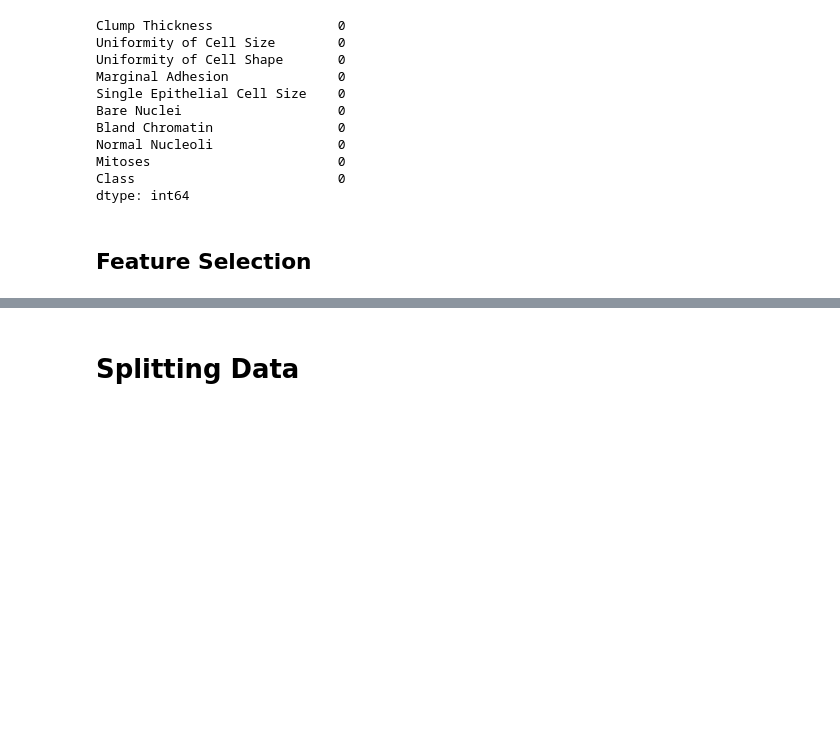
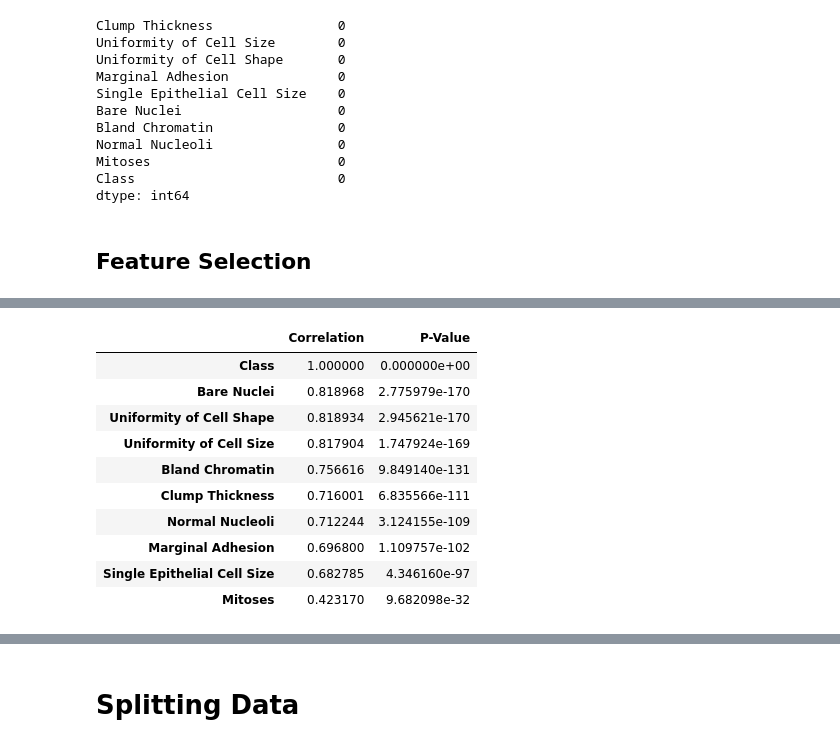
Before and after one commit to keanubowker8/Logistic-Predict-Breast-Cancer, a Jupyter notebook: Predict_Breast_Cancer.ipynb, the cells around one changed output, grey strips where cells are left out. Saved outputs shown, nothing was run; the diff lists cells and outputs as text; code cells hidden in the pictures; blank space fills up the shorter version.

```diff
--- a/Predict_Breast_Cancer.ipynb
+++ b/Predict_Breast_Cancer.ipynb
@@ -250,0 +141,15 @@ Looking at this this graph we can see that when clump thickness>5 it is highly l
+# %%
+pd.DataFrame([stats.pearsonr(cancer_df[x], cancer_df['Class']) for x in cancer_df.columns]
+             , columns=['Correlation', 'P-Value'], index=cancer_df.columns).sort_values(by='P-Value', ascending=True)
+# %% [output]
+|  | Correlation | P-Value |
+| Class | 1.000000 | 0.000000e+00 |
+| Bare Nuclei | 0.818968 | 2.775979e-170 |
+| Uniformity of Cell Shape | 0.818934 | 2.945621e-170 |
+| Uniformity of Cell Size | 0.817904 | 1.747924e-169 |
+| Bland Chromatin | 0.756616 | 9.849140e-131 |
+| Clump Thickness | 0.716001 | 6.835566e-111 |
+| Normal Nucleoli | 0.712244 | 3.124155e-109 |
+| Marginal Adhesion | 0.696800 | 1.109757e-102 |
+| Single Epithelial Cell Size | 0.682785 | 4.346160e-97 |
+| Mitoses | 0.423170 | 9.682098e-32 |
```
Also changed, not shown: parts of 51 cells of this notebook.
